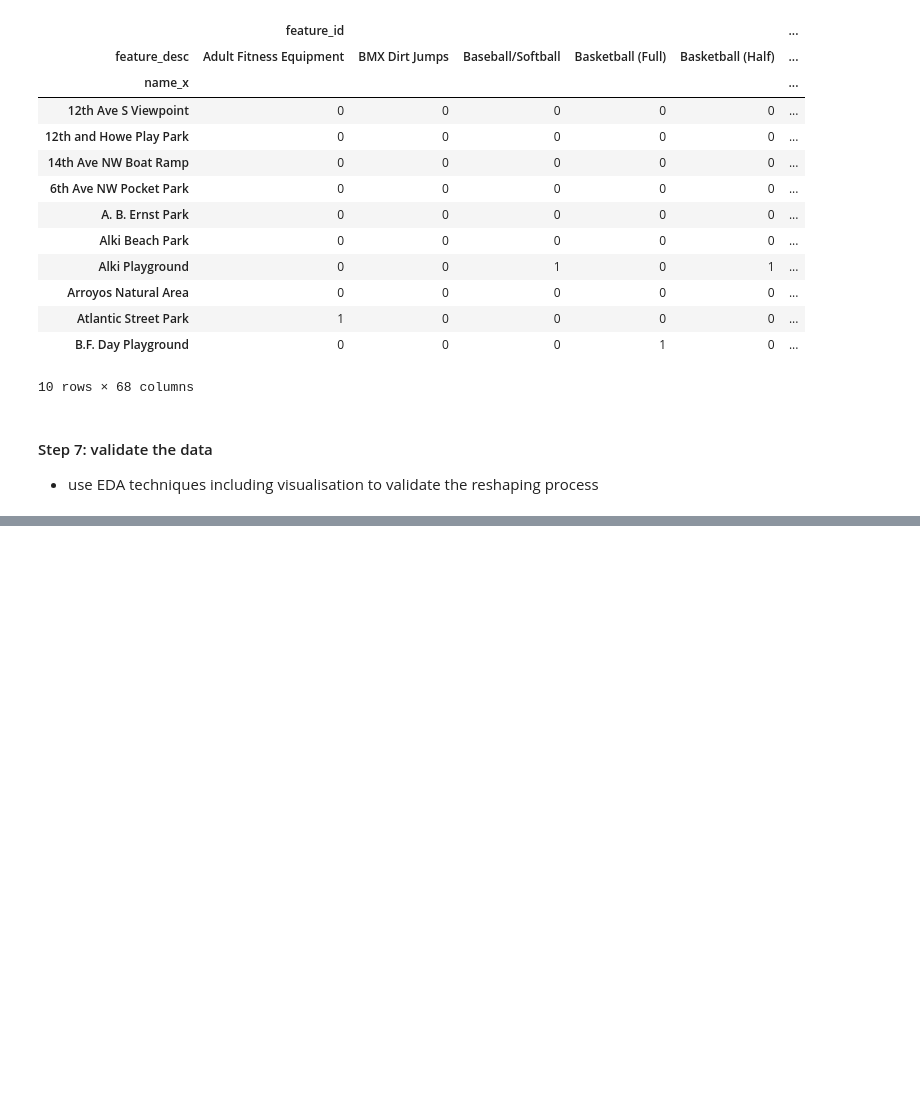
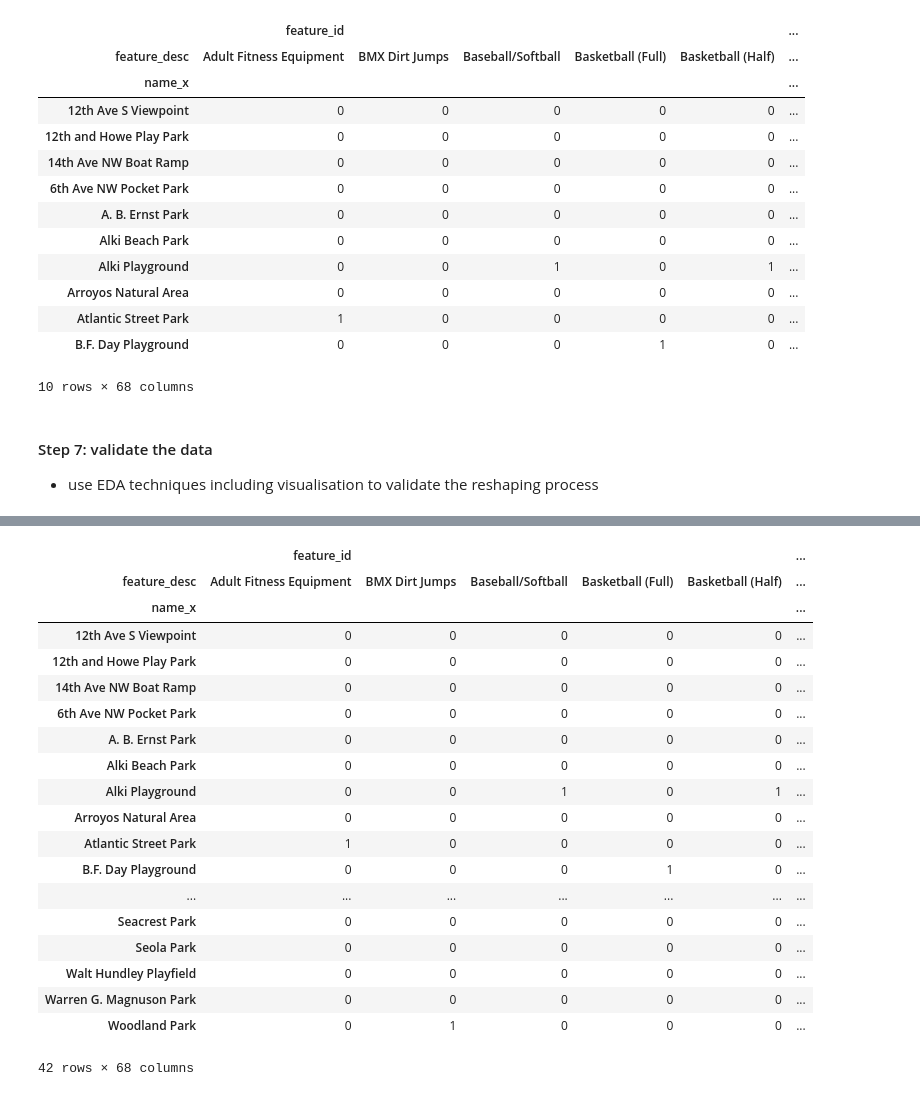
Before and after one commit to AndrewBoyne/my_qa_repo, a Jupyter notebook: Week 9/ D2 pivot.ipynb, the cells around one changed output, grey strips where cells are left out. Cells and saved outputs as stored; diff of their text form; code cells hidden in the pictures; blank space fills up the shorter version.

```diff
--- a/Week 9/ D2 pivot.ipynb
+++ b/Week 9/ D2 pivot.ipynb
@@ -319,2 +322,25 @@ df_pivot.plot.bar(x='name_x', y='feature_id', color='blue', legend=False)
 # %%
 plt.show()
+# %%
+df_pivot
+# %% [output]
+|  | feature_id |  |  |  |  | ... |
+| feature_desc | Adult Fitness Equipment | BMX Dirt Jumps | Baseball/Softball | Basketball (Full) | Basketball (Half) | ... |
+| name_x |  |  |  |  |  | ... |
+| 12th Ave S Viewpoint | 0 | 0 | 0 | 0 | 0 | ... |
+| 12th and Howe Play Park | 0 | 0 | 0 | 0 | 0 | ... |
+| 14th Ave NW Boat Ramp | 0 | 0 | 0 | 0 | 0 | ... |
+| 6th Ave NW Pocket Park | 0 | 0 | 0 | 0 | 0 | ... |
+| A. B. Ernst Park | 0 | 0 | 0 | 0 | 0 | ... |
+| Alki Beach Park | 0 | 0 | 0 | 0 | 0 | ... |
+| Alki Playground | 0 | 0 | 1 | 0 | 1 | ... |
+| Arroyos Natural Area | 0 | 0 | 0 | 0 | 0 | ... |
+| Atlantic Street Park | 1 | 0 | 0 | 0 | 0 | ... |
+| B.F. Day Playground | 0 | 0 | 0 | 1 | 0 | ... |
+| ... | ... | ... | ... | ... | ... | ... |
+| Seacrest Park | 0 | 0 | 0 | 0 | 0 | ... |
+| Seola Park | 0 | 0 | 0 | 0 | 0 | ... |
+| Walt Hundley Playfield | 0 | 0 | 0 | 0 | 0 | ... |
+| Warren G. Magnuson Park | 0 | 0 | 0 | 0 | 0 | ... |
+| Woodland Park | 0 | 1 | 0 | 0 | 0 | ... |
+42 rows × 68 columns
```
Also changed, not shown: parts of 21 cells of this notebook, 1 other file.
